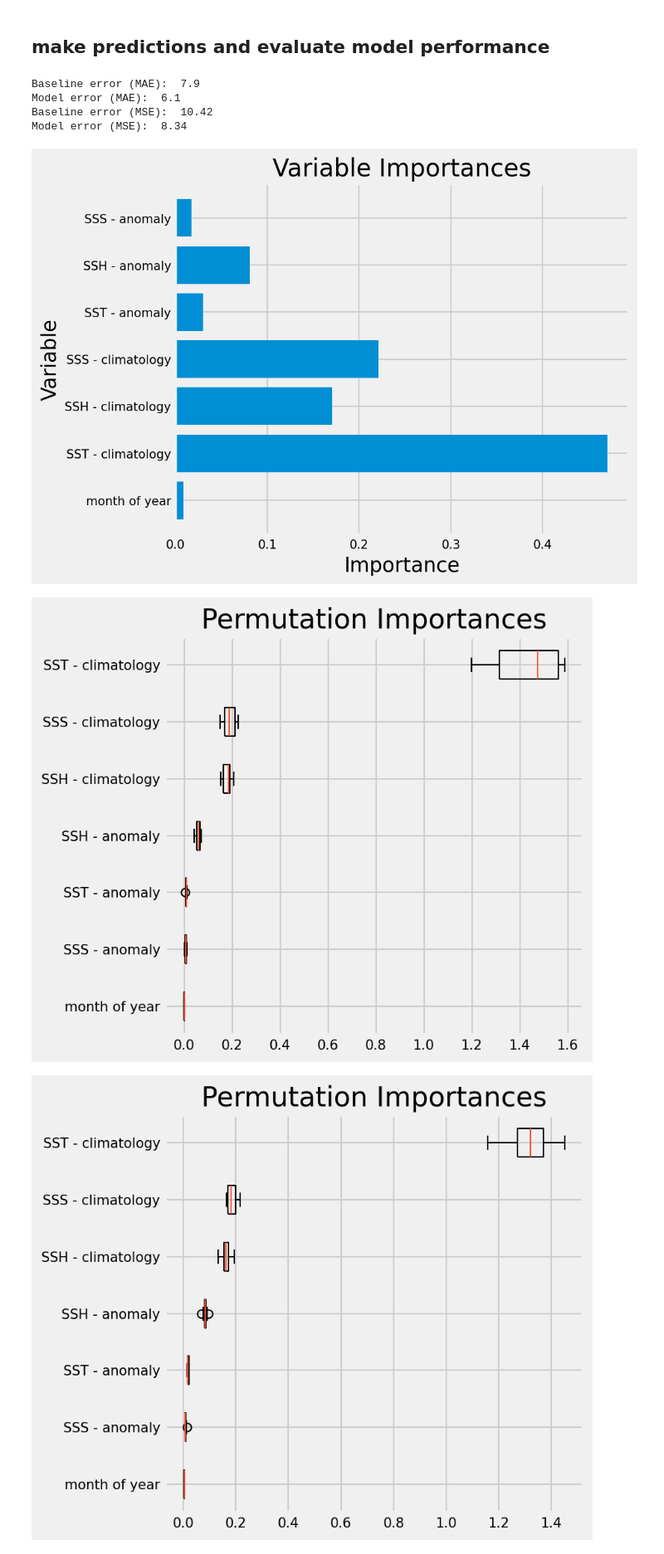
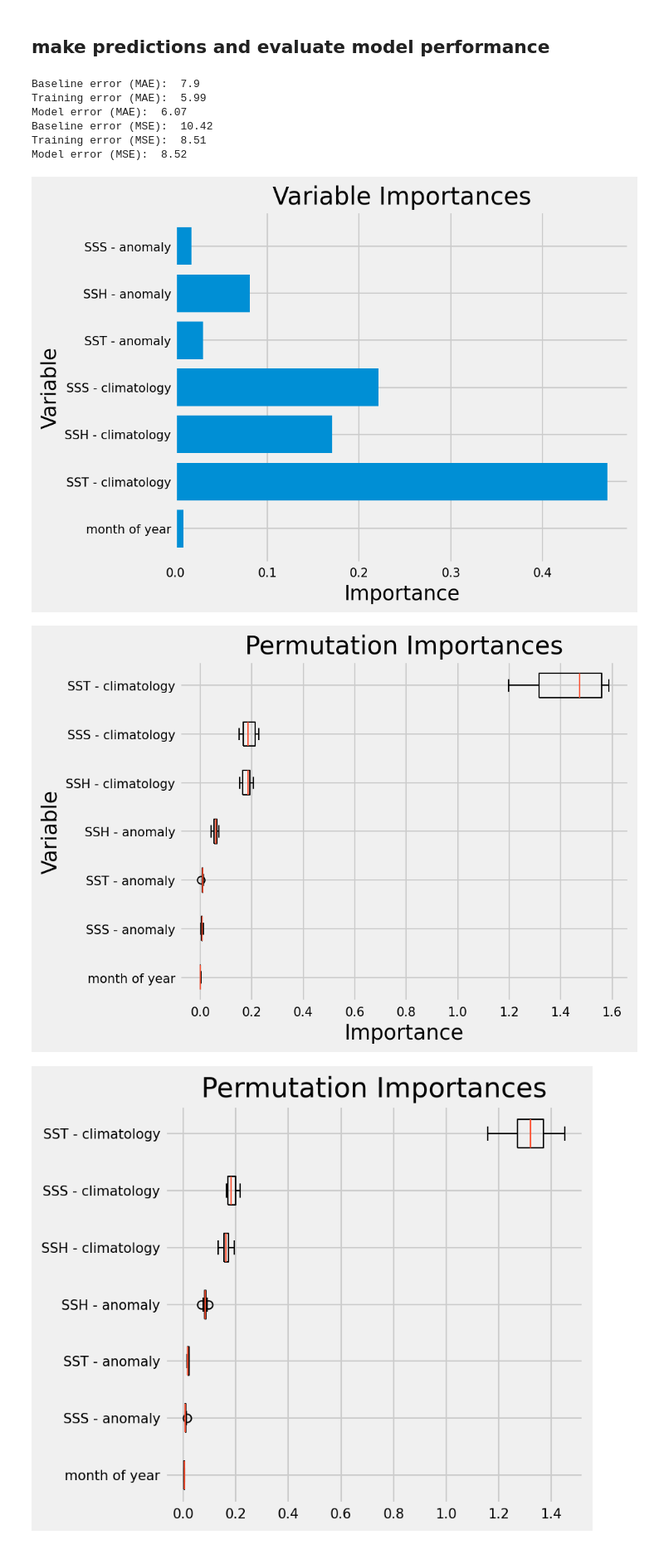
Before and after one commit to Yiyu-Zheng/MLinATS-HW, a Jupyter notebook: HW1/HW1-RandomForest.ipynb, the cells around one changed output. Shown at 83% size. Drawn from its saved outputs; the diff is of its cells as text; code cells hidden in the pictures.

Commit message:
evaluate model performance also in training set

```diff
--- a/HW1/HW1-RandomForest.ipynb
+++ b/HW1/HW1-RandomForest.ipynb
@@ -384,46 +384,53 @@ RandomForestRegressor(criterion='mae', max_depth=5, min_samples_leaf=15,
 y_rf_pred_train = rf.predict(X_train)
 y_rf_pred_test = rf.predict(X_test)
 
+mae_rftrain_errors = abs(y_rf_pred_train - y_train)
 mae_rf_errors = abs(y_rf_pred_test - y_test)
 print('Baseline error (MAE): ', round(np.mean(mae_baseline_errors), 2))
+print('Training error (MAE): ', round(np.mean(mae_rftrain_errors), 2))
 print('Model error (MAE): ', round(np.mean(mae_rf_errors), 2))
 
 # Model errors (mean squared errors)
+mse_rftrain_errors = np.sqrt(np.mean((y_rf_pred_train - y_train)**2))
 mse_rf_errors = np.sqrt(np.mean((y_rf_pred_test - y_test)**2))
 print('Baseline error (MSE): ', round(mse_baseline_errors, 2))
+print('Training error (MSE): ', round(mse_rftrain_errors, 2))
 print('Model error (MSE): ', round(mse_rf_errors, 2))
 # %% [output]
 Baseline error (MAE):  7.9
-Model error (MAE):  6.1
+Training error (MAE):  5.99
+Model error (MAE):  6.07
 Baseline error (MSE):  10.42
-Model error (MSE):  8.34
+Training error (MSE):  8.51
+Model error (MSE):  8.52
 # %%
 # Impurity importance
 importances = list(rf.feature_importances_)
 feature_importances = [(feature, round(importance, 2)) for feature, importance in zip(feature_list, importances)]
 
 # Single-pass permutation
 permute = permutation_importance(rf, X_test, y_test, n_repeats=10, random_state=42)
 sorted_idx = permute.importances_mean.argsort()
 
 new_feature_list = []
 for index in sorted_idx:
     new_feature_list.append(feature_list[index])
 
 plt.figure(figsize=(6,5))
 plt.style.use('fivethirtyeight')
 plt.barh(list(range(len(importances))), importances)
 plt.yticks(list(range(len(importances))), feature_list)
 plt.xlabel('Importance'); plt.ylabel('Variable'); plt.title('Variable Importances')
 plt.show()
 
-fig, ax = plt.subplots(figsize=(6,5))
+fig, ax = plt.subplots(figsize=(7,5))
 ax.boxplot(permute.importances[sorted_idx].T, vert=False, labels=new_feature_list)
+ax.set_xlabel('Importance'); plt.ylabel('Variable')
 ax.set_title("Permutation Importances")
 fig.tight_layout()
 # %% [output]
 [figure]
-[figure, old version]
+[figure, new version]
 # %%
 # Permutation importances in training dataset
 permute = permutation_importance(rf, X_train, y_train, n_repeats=10, random_state=42)
```
Also changed, not shown: parts of 1 cell of this notebook.
